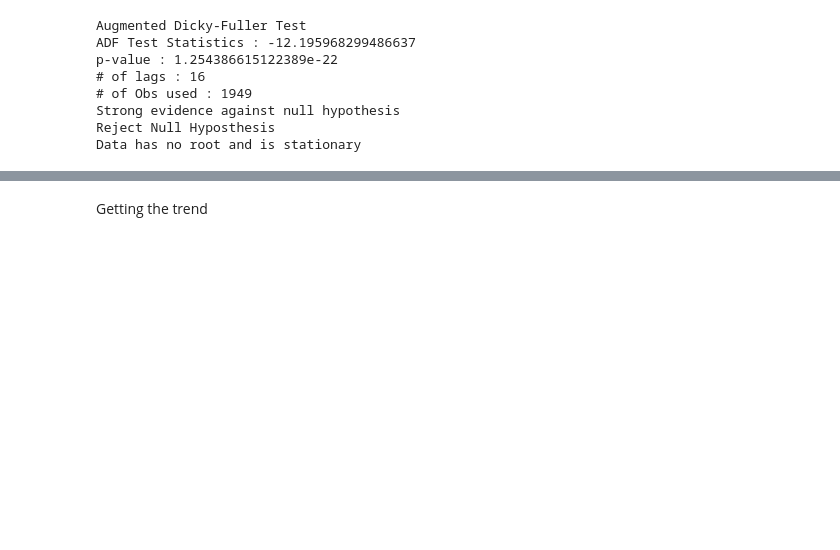
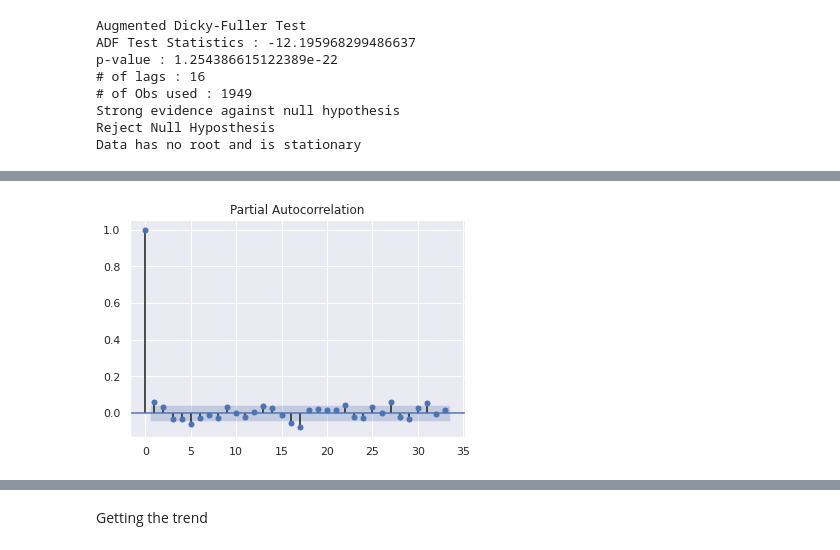
Before and after one commit to DeepankarAcharyya/Time_Series_Data, a Jupyter notebook: Time_Series_Analysis_Stock_Price.ipynb, the cells around one changed output, grey strips where cells are left out. Drawn from its saved outputs; the diff is of its cells as text; code cells hidden in the pictures; blank space fills up the shorter version.

```diff
--- a/Time_Series_Analysis_Stock_Price.ipynb
+++ b/Time_Series_Analysis_Stock_Price.ipynb
@@ -93,0 +105,4 @@ Data has no root and is stationary
+# %%
+fig_first = plot_pacf(data["1st_diff"].dropna())
+# %% [output]
+[figure, added]
```
Also changed, not shown: parts of 21 cells of this notebook.
